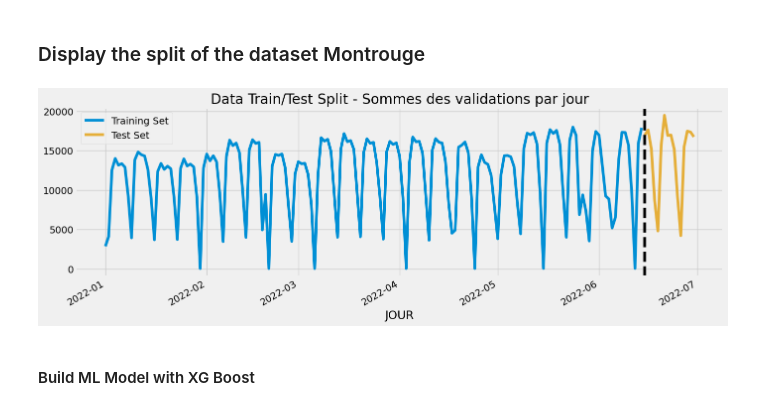
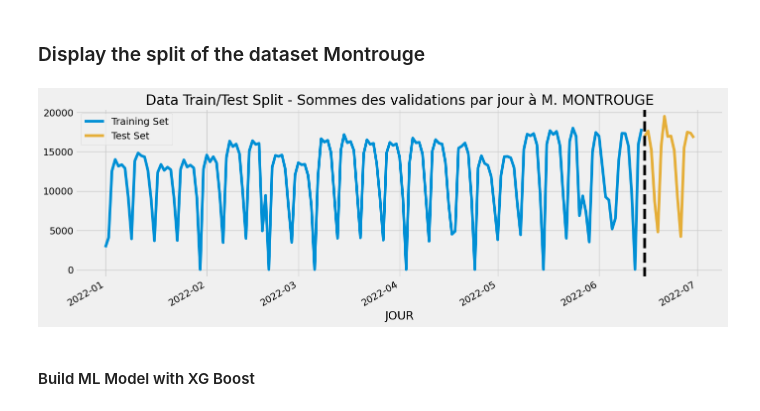
Before and after one commit to hbacard/validation-transport-idf, a Jupyter notebook: Validation_titre_Hugo_BACARD.ipynb, the cells around one changed output. Saved outputs shown, nothing was run; the diff lists cells and outputs as text; code cells hidden in the pictures.

```diff
--- a/Validation_titre_Hugo_BACARD.ipynb
+++ b/Validation_titre_Hugo_BACARD.ipynb
@@ -161,5 +161,9 @@ df_classement_titre.head(20)
 # %% [markdown]
 ### Approche : Soit on construit un modèle pour chaque station, soit on construit un modèle pour les deux stations. On va d'abord partir avec un modèle pour chaque station. La démarche s'appliquera à un plus grand dataset.
+# %%
+# create constants for convenience, especially since we have a space in 'M. MONTROUGE'
+OLYMPIADES = "OLYMPIADES"
+MONTROUGE = "M. MONTROUGE"
 # %%
 used_columns = [JOUR, LIBELLE_ARRET, NB_VALD, CATEGORIE_TITRE]
 
@@ -170,8 +174,8 @@ def select_station(df: pd.DataFrame, nom_station: str) -> pd.DataFrame:
     validation_station = validation_station.astype({NB_VALD: float})
     return validation_station
 
-validation_olympiades = select_station(df=df_validation, nom_station="OLYMPIADES")
-validation_montrouge = select_station(df=df_validation, nom_station="M. MONTROUGE")
+validation_olympiades = select_station(df=df_validation, nom_station=OLYMPIADES)
+validation_montrouge = select_station(df=df_validation, nom_station=MONTROUGE)
 # %%
 validation_olympiades.head()
 # %% [output]
@@ -277,20 +281,20 @@ plt.style.use('fivethirtyeight')
 # %%
 
 fig, ax = plt.subplots(figsize=(15, 5))
 montrouge_train[[JOUR, NB_VALD]].groupby(JOUR).sum().reset_index().set_index(JOUR).plot(
     ax=ax,
     label='Training Set',
-    title='Data Train/Test Split - Sommes des validations par jour',
+    title=f'Data Train/Test Split - Sommes des validations par jour à {MONTROUGE}',
     color=color_pal[0])
 montrouge_test[[JOUR, NB_VALD]].groupby(JOUR).sum().reset_index().set_index(JOUR).plot(
     ax=ax,
     label='Test Set',
     color=color_pal[2])
 ax.axvline('2022-06-15', color='black', ls='--')
 ax.legend(['Training Set', 'Test Set'])
 plt.show()
 # %% [output]
-[figure, old version]
+[figure, new version]
 # %% [markdown]
 #### Build ML Model with XG Boost
 # %%
```
Also changed, not shown: parts of 13 cells of this notebook.
